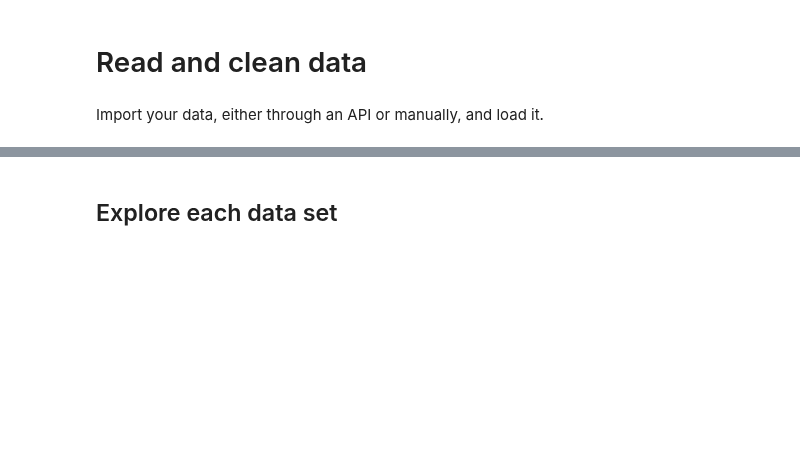
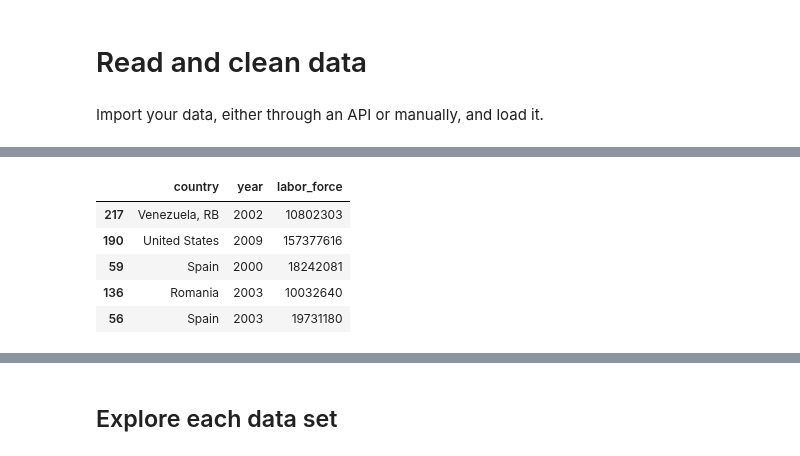
Before and after one commit to NumEconCopenhagen/projects-2023-the-best-duo, a Jupyter notebook: dataproject/dataproject.ipynb, the cells around one changed output, grey strips where cells are left out. Cells and saved outputs as stored; diff of their text form; code cells hidden in the pictures; blank space fills up the shorter version.

```diff
--- a/dataproject/dataproject.ipynb
+++ b/dataproject/dataproject.ipynb
@@ -217,0 +80,14 @@ exch_stud.to_csv('exch_stud.csv', index=False)
+# %%
+
+wb_labour = wb.download(indicator='SL.TLF.TOTL.IN', country=['VEN','MEX', 'AFG', 'USA', 'SSF', 'SGP', 'CHN', 'GBR', 'ESP', 'QAT', 'ROU'], start=2000, end=2019)
+
+wb_labour = wb_labour.rename(columns = {'SL.TLF.TOTL.IN':'labor_force'})
+wb_labour = wb_labour.reset_index()
+wb_labour.sample(5)
+# %% [output]
+|  | country | year | labor_force |
+| 217 | Venezuela, RB | 2002 | 10802303 |
+| 190 | United States | 2009 | 157377616 |
+| 59 | Spain | 2000 | 18242081 |
+| 136 | Romania | 2003 | 10032640 |
+| 56 | Spain | 2003 | 19731180 |
```
Also changed, not shown: parts of 20 cells of this notebook, 4 other files.
